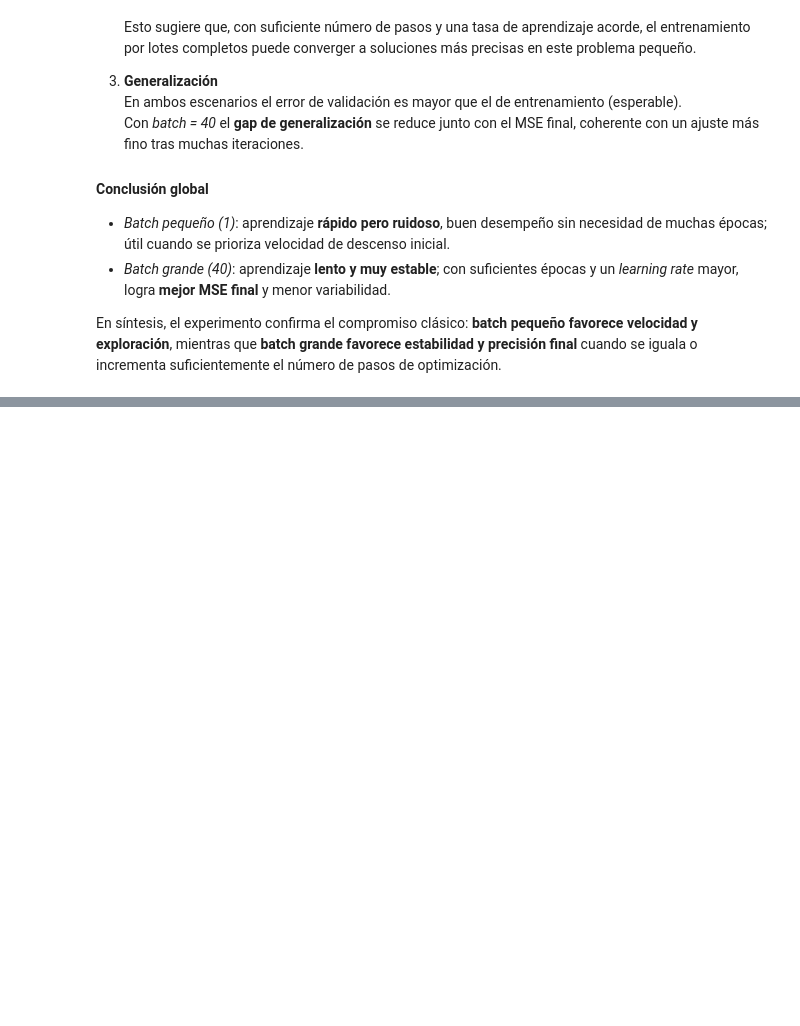
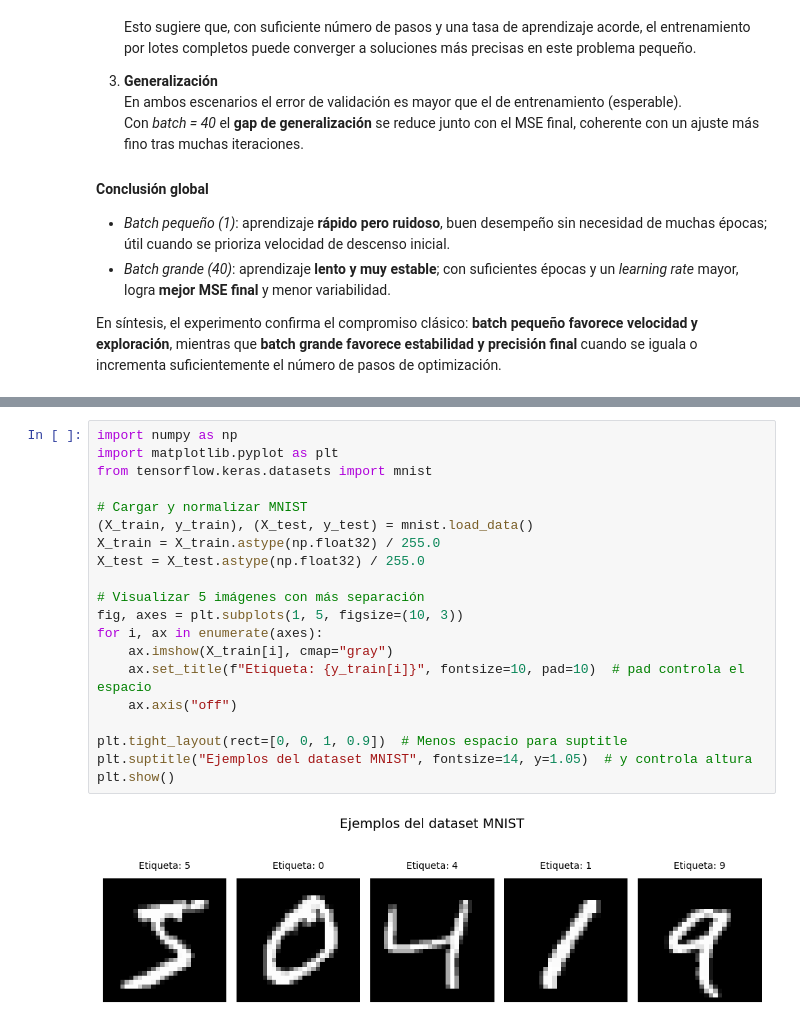
Before and after one commit to lminervino18/trabajos-practicos-aprendizaje-profundo, a Jupyter notebook: TP2/tp2.ipynb, the cells around one changed output, grey strips where cells are left out. Saved outputs shown, nothing was run; the diff lists cells and outputs as text; blank space fills up the shorter version.

```diff
--- a/TP2/tp2.ipynb
+++ b/TP2/tp2.ipynb
@@ -1371,0 +1547,22 @@ En síntesis, el experimento confirma el compromiso clásico: **batch pequeño f
+# %%
+import numpy as np
+import matplotlib.pyplot as plt
+from tensorflow.keras.datasets import mnist
+
+# Cargar y normalizar MNIST
+(X_train, y_train), (X_test, y_test) = mnist.load_data()
+X_train = X_train.astype(np.float32) / 255.0
+X_test = X_test.astype(np.float32) / 255.0
+
+# Visualizar 5 imágenes con más separación
+fig, axes = plt.subplots(1, 5, figsize=(10, 3))
+for i, ax in enumerate(axes):
+    ax.imshow(X_train[i], cmap="gray")
+    ax.set_title(f"Etiqueta: {y_train[i]}", fontsize=10, pad=10)  # pad controla el espacio
+    ax.axis("off")
+
+plt.tight_layout(rect=[0, 0, 1, 0.9])  # Menos espacio para suptitle
+plt.suptitle("Ejemplos del dataset MNIST", fontsize=14, y=1.05)  # y controla altura
+plt.show()
+# %% [output]
+[figure, added]
```
Also changed, not shown: parts of 14 cells of this notebook.
